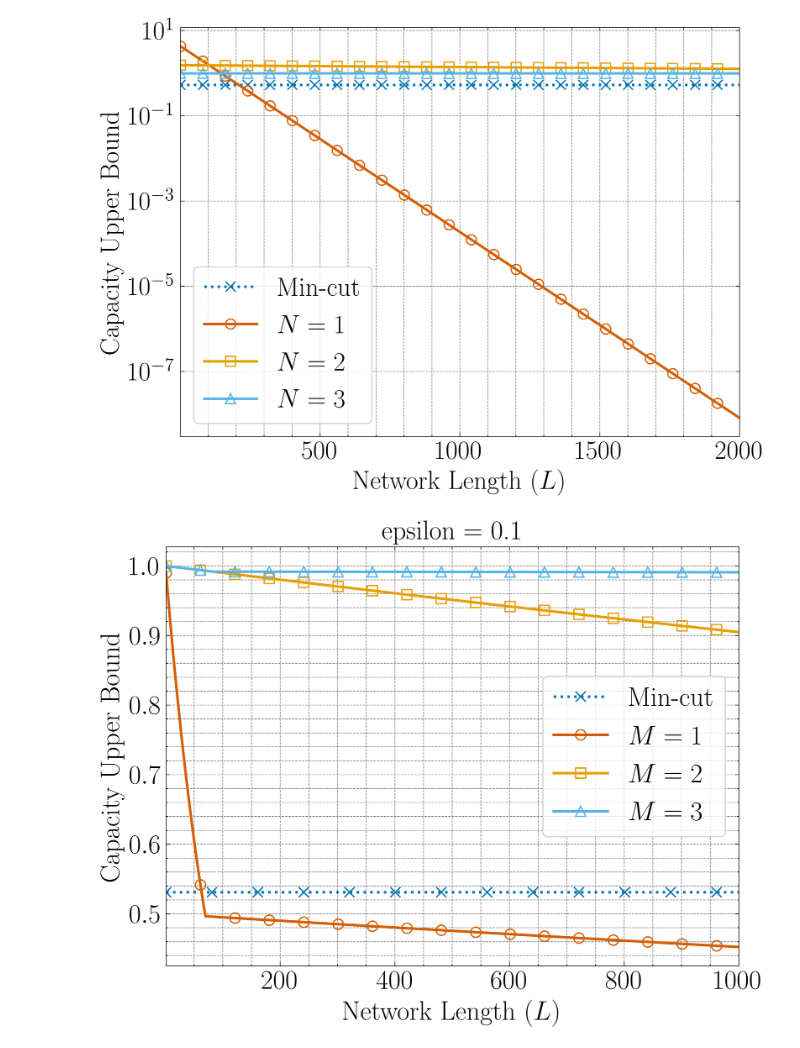
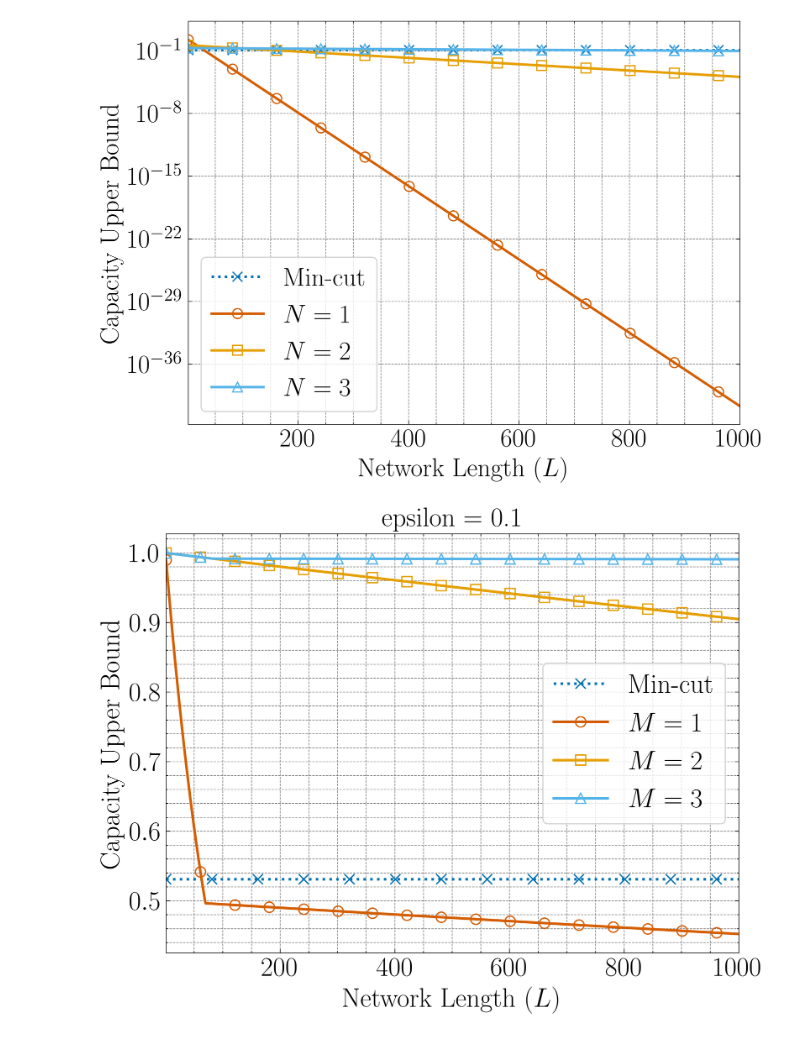
Before and after one commit to WalterBabyRudin/JSAC-SCNF-22-Supplementary, a Jupyter notebook: Experiment_code/Fig_2_plot.ipynb, the cells around one changed output. Drawn from its saved outputs; the diff is of its cells as text; code cells hidden in the pictures.

```diff
--- a/Experiment_code/Fig_2_plot.ipynb
+++ b/Experiment_code/Fig_2_plot.ipynb
@@ -27,12 +27,12 @@ def binary_entropy(p):
 
 
 
-epsilon_hist = [0.1]
+epsilon_hist = [0.3]
 for idx in range(len(epsilon_hist)):
     epsilon = epsilon_hist[idx]
 
     N_hist = [1,2,3]
-    L_hist = np.arange(1, 2001)
+    L_hist = np.arange(1, 1001)
     rate_opt_hist = np.zeros([len(L_hist), len(N_hist)])
 
     for i in range(len(L_hist)):
@@ -61,36 +61,36 @@ for idx in range(len(epsilon_hist)):
     plt.figure(figsize=(8, 6))
     ax = plt.gca()
 
     # Plot the data
     C_Q = 1-binary_entropy(epsilon)
 
-    ax.semilogy(L_hist, (1-binary_entropy(epsilon))*np.ones(2000), color="#0072B2", linestyle=':', label=r'Min-cut', linewidth=2,
+    ax.semilogy(L_hist, (1-binary_entropy(epsilon))*np.ones(1000), color="#0072B2", linestyle=':', label=r'Min-cut', linewidth=2,
                                             marker='x', markersize=8, markevery=80, markerfacecolor='none')
 
 
 
 
     ax.semilogy(L_hist, rate_opt_hist[:,0], color="#D55E00", linestyle='solid', label='$N=1$', linewidth=2,
                                             marker='o', markersize=8, markevery=80, markerfacecolor='none')
     ax.semilogy(L_hist, rate_opt_hist[:,1], color="#E69F00", linestyle='solid', label='$N=2$', linewidth=2,
                                             marker='s', markersize=8, markevery=80, markerfacecolor='none')
     ax.semilogy(L_hist, rate_opt_hist[:,2], color="#56B4E9", linestyle='solid', label='$N=3$', linewidth=2,
                                             marker='^', markersize=8, markevery=80, markerfacecolor='none')
 
     # Set axis labels and title
     ax.set_xlabel('Network Length ($L$)', fontsize=21)
     ax.set_ylabel(r'Capacity Upper Bound', fontsize=21)
     # Set x-axis limits
-    ax.set_xlim(1, 2000)
+    ax.set_xlim(1, 1000)
     # Show legend
     #ax.set_title("epsilon = "+str(epsilon), fontsize=21)
     ax.legend(loc='best', fontsize=21)
     # Show the grid
     ax.grid(True, which='both')
     ax.tick_params(axis='both', labelsize=21)
     plt.savefig('figa_revision_BSC_upper_' + str(idx) + '.pdf', bbox_inches='tight')
 # %% [output]
-[figure, old version]
+[figure, new version]
 # %%
 import matplotlib.pyplot as plt
 import numpy as np
```
Also changed, not shown: parts of 1 cell of this notebook, 4 other files.
